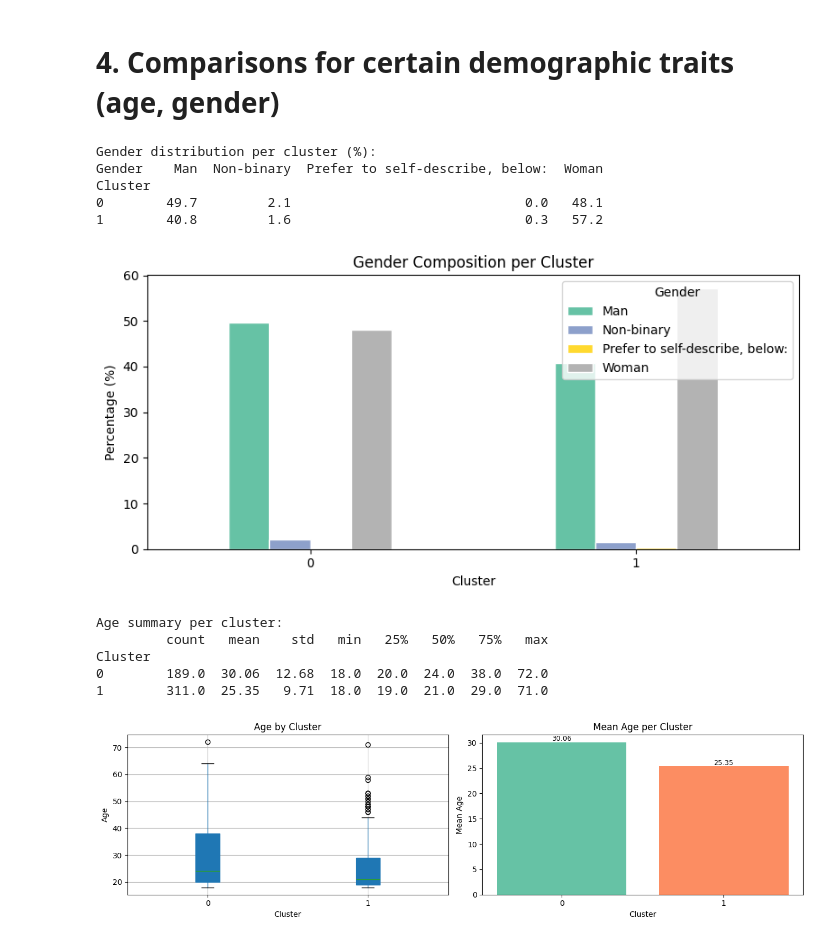
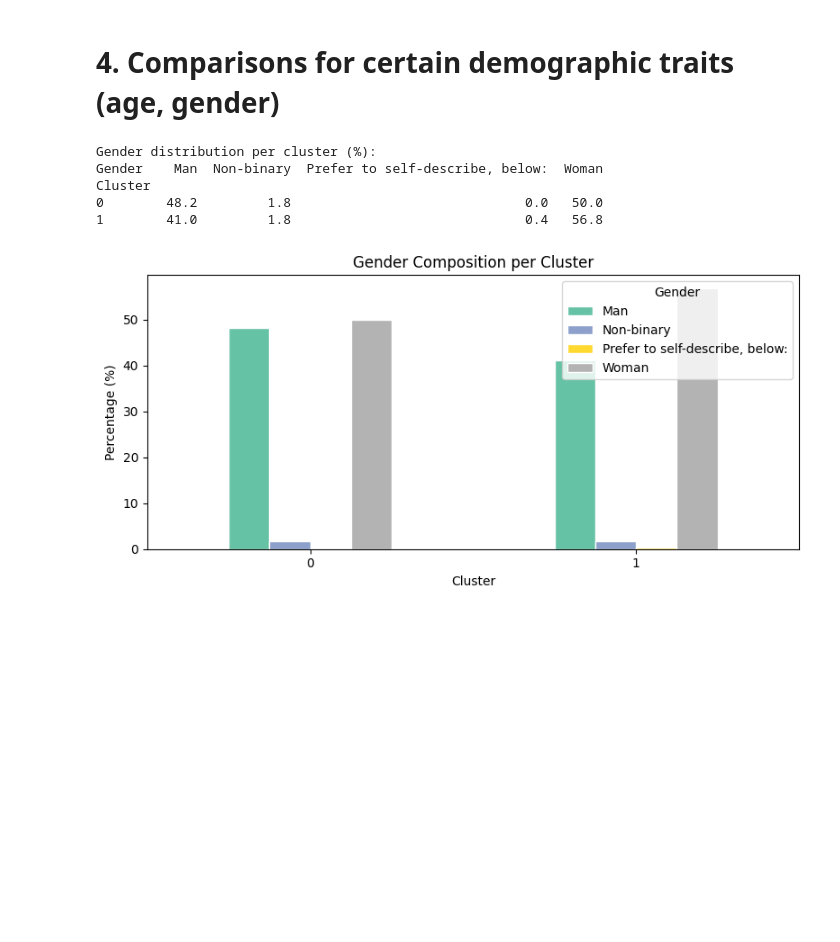
Before and after one commit to mocccca/cmor438_Spring2026, a Jupyter notebook: Unsupervised Machine Learning/K-Means Clustering/k_means.ipynb, the cells around one changed output. Drawn from its saved outputs; the diff is of its cells as text; code cells hidden in the pictures; blank space fills up the shorter version.

Commit message:
updated k_means package

```diff
--- a/Unsupervised Machine Learning/K-Means Clustering/k_means.ipynb
+++ b/Unsupervised Machine Learning/K-Means Clustering/k_means.ipynb
@@ -141,0 +122,6 @@ Name: count, dtype: int64
+# %%
+kmeans_final = KMeansAnalysis(n_clusters=best_k_sil)
+
+kmeans_final.fit(X_raw)
+
+cluster_labels = kmeans_final.labels_
@@ -196,71 +228,36 @@ while not (repo_root / "BFI_2_life_narative_metadata.json").exists():
 # Load data
 with open(repo_root / "BFI_2_life_narative_metadata.json", "r", encoding="utf-8") as f:
     metadata = json.load(f)
 
 with open(repo_root / "BFI_2_life_narrative.json", "r", encoding="utf-8") as f:
     responses = json.load(f)
 
 df = pd.DataFrame(responses)
 
 
 # ── Load Gender and Age from original df ──
 # (need original df since pca_coords.csv doesn't have demographics)
-X_raw_copy["Gender"] = df["Gender"].iloc[:len(X_raw_copy)].reset_index(drop=True).values
-X_raw_copy["Age"]    = df["Age"].iloc[:len(X_raw_copy)].reset_index(drop=True).values
+df_clustered["Gender"] = df["Gender"].iloc[:len(df_clustered)].reset_index(drop=True).values
+df_clustered["Age"]    = df["Age"].iloc[:len(df_clustered)].reset_index(drop=True).values
 
 # ── Gender distribution per cluster (categorical → bar chart) ──
-gender_dist     = X_raw_copy.groupby(["Cluster", "Gender"]).size().unstack(fill_value=0)
+gender_dist     = df_clustered.groupby(["Cluster", "Gender"]).size().unstack(fill_value=0)
 gender_dist_pct = gender_dist.div(gender_dist.sum(axis=1), axis=0).round(3) * 100
 
 print("Gender distribution per cluster (%):")
 print(gender_dist_pct)
 
 gender_dist_pct.plot(kind="bar", figsize=(8, 4), colormap="Set2", edgecolor="white")
 plt.title("Gender Composition per Cluster")
 plt.xlabel("Cluster")
 plt.ylabel("Percentage (%)")
 plt.xticks(rotation=0)
 plt.tight_layout()
 plt.show()
-
-# ── Age distribution per cluster (continuous → boxplot) ──
-print("\nAge summary per cluster:")
-print(X_raw_copy.groupby("Cluster")["Age"].describe().round(2))
-
-fig, axes = plt.subplots(1, 2, figsize=(13, 4))
-
-# Boxplot
-X_raw_copy.boxplot(column="Age", by="Cluster", ax=axes[0],
-                   patch_artist=True)
-axes[0].set_title("Age Distribution per Cluster")
-axes[0].set_xlabel("Cluster")
-axes[0].set_ylabel("Age")
-plt.sca(axes[0])
-plt.title("Age by Cluster")
-plt.suptitle("")   # removes default pandas suptitle
-
-# Mean age bar chart
-age_means = X_raw_copy.groupby("Cluster")["Age"].mean().round(2)
-axes[1].bar(age_means.index.astype(str), age_means.values,
-            color=sns.color_palette("Set2", len(age_means)))
-axes[1].set_title("Mean Age per Cluster")
-axes[1].set_xlabel("Cluster")
-axes[1].set_ylabel("Mean Age")
-for i, val in enumerate(age_means.values):
-    axes[1].text(i, val + 0.3, str(val), ha="center", fontsize=9)
-
-plt.tight_layout()
-plt.show()
 # %% [output]
 Gender distribution per cluster (%):
 Gender    Man  Non-binary  Prefer to self-describe, below:  Woman
 Cluster
-0        49.7         2.1                              0.0   48.1
-1        40.8         1.6                              0.3   57.2
+0        48.2         1.8                              0.0   50.0
+1        41.0         1.8                              0.4   56.8
-[figure, old version]
+[figure, new version]
-Age summary per cluster:
-         count   mean    std   min   25%   50%   75%   max
-Cluster
-0        189.0  30.06  12.68  18.0  20.0  24.0  38.0  72.0
-1        311.0  25.35   9.71  18.0  19.0  21.0  29.0  71.0
-[figure, removed]
```
Also changed, not shown: parts of 13 cells of this notebook, 3 other files.
